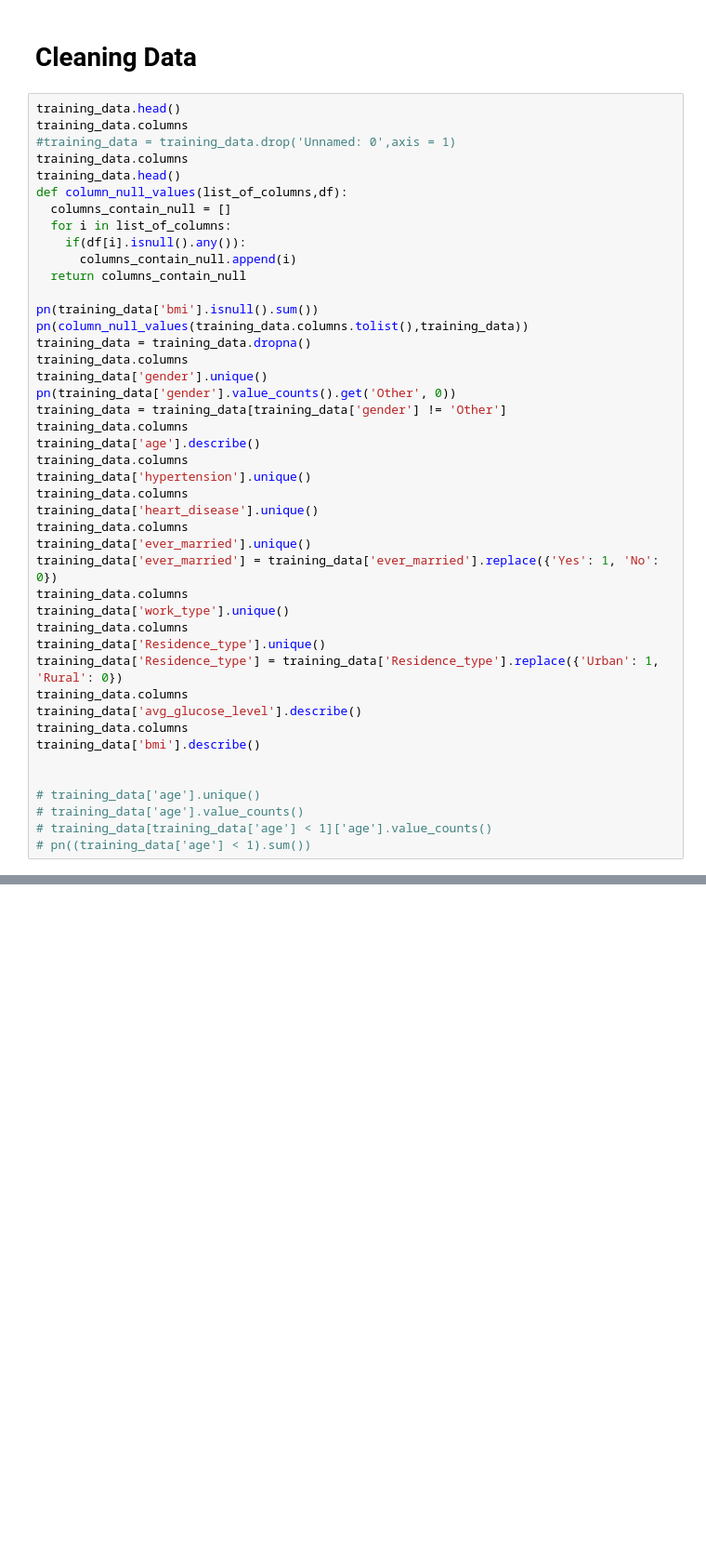
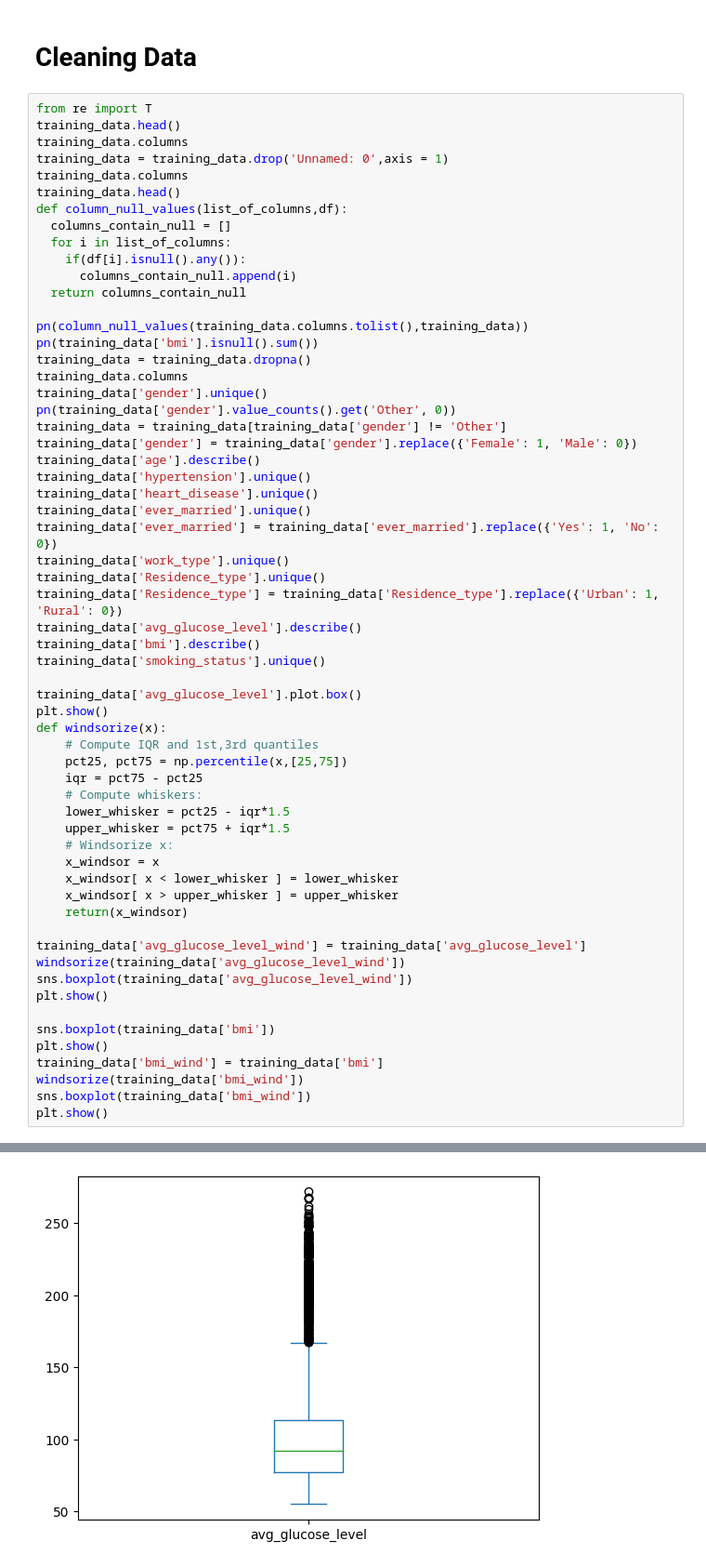
Before and after one commit to ShivamPatel26684/DS-3001-Project-2, a Jupyter notebook: DS_3001_Project_2_Code.ipynb, the cells around one changed output, grey strips where cells are left out. Shown at 93% size. Cells and saved outputs as stored; diff of their text form; blank space fills up the shorter version.

```diff
--- a/DS_3001_Project_2_Code.ipynb
+++ b/DS_3001_Project_2_Code.ipynb
@@ -12,9 +14,10 @@ def pn(to_print):
 # %% [markdown]
 # Cleaning Data
 # %%
+from re import T
 training_data.head()
 training_data.columns
-#training_data = training_data.drop('Unnamed: 0',axis = 1)
+training_data = training_data.drop('Unnamed: 0',axis = 1)
 training_data.columns
 training_data.head()
 def column_null_values(list_of_columns,df):
@@ -24,34 +27,50 @@ def column_null_values(list_of_columns,df):
       columns_contain_null.append(i)
   return columns_contain_null
 
+pn(column_null_values(training_data.columns.tolist(),training_data))
 pn(training_data['bmi'].isnull().sum())
-pn(column_null_values(training_data.columns.tolist(),training_data))
 training_data = training_data.dropna()
 training_data.columns
 training_data['gender'].unique()
 pn(training_data['gender'].value_counts().get('Other', 0))
 training_data = training_data[training_data['gender'] != 'Other']
-training_data.columns
+training_data['gender'] = training_data['gender'].replace({'Female': 1, 'Male': 0})
 training_data['age'].describe()
-training_data.columns
 training_data['hypertension'].unique()
-training_data.columns
 training_data['heart_disease'].unique()
-training_data.columns
 training_data['ever_married'].unique()
 training_data['ever_married'] = training_data['ever_married'].replace({'Yes': 1, 'No': 0})
-training_data.columns
 training_data['work_type'].unique()
-training_data.columns
 training_data['Residence_type'].unique()
 training_data['Residence_type'] = training_data['Residence_type'].replace({'Urban': 1, 'Rural': 0})
-training_data.columns
 training_data['avg_glucose_level'].describe()
-training_data.columns
 training_data['bmi'].describe()
+training_data['smoking_status'].unique()
 
+training_data['avg_glucose_level'].plot.box()
+plt.show()
+def windsorize(x):
+    # Compute IQR and 1st,3rd quantiles
+    pct25, pct75 = np.percentile(x,[25,75])
+    iqr = pct75 - pct25
+    # Compute whiskers:
+    lower_whisker = pct25 - iqr*1.5
+    upper_whisker = pct75 + iqr*1.5
+    # Windsorize x:
+    x_windsor = x
+    x_windsor[ x < lower_whisker ] = lower_whisker
+    x_windsor[ x > upper_whisker ] = upper_whisker
+    return(x_windsor)
 
-# training_data['age'].unique()
-# training_data['age'].value_counts()
-# training_data[training_data['age'] < 1]['age'].value_counts()
-# pn((training_data['age'] < 1).sum())
+training_data['avg_glucose_level_wind'] = training_data['avg_glucose_level']
+windsorize(training_data['avg_glucose_level_wind'])
+sns.boxplot(training_data['avg_glucose_level_wind'])
+plt.show()
+
+sns.boxplot(training_data['bmi'])
+plt.show()
+training_data['bmi_wind'] = training_data['bmi']
+windsorize(training_data['bmi_wind'])
+sns.boxplot(training_data['bmi_wind'])
+plt.show()
+# %% [output]
@@ -57,0 +84 @@ training_data['bmi'].describe()
+[figure, added]
```
Also changed, not shown: parts of 3 cells of this notebook.
